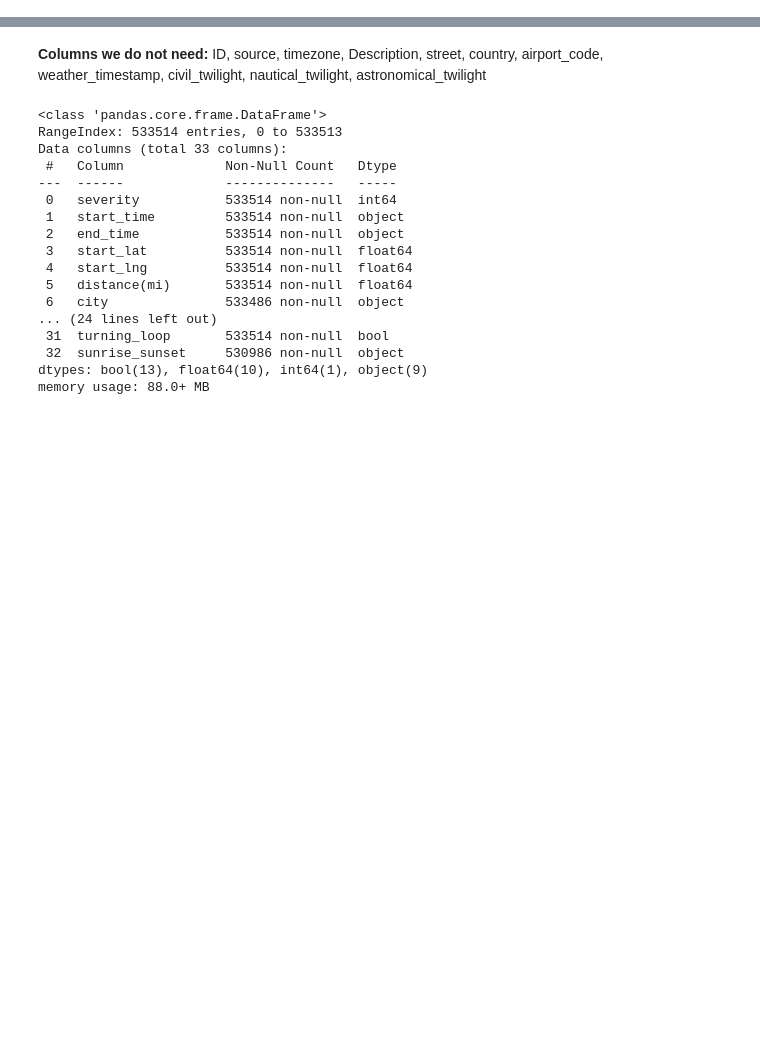
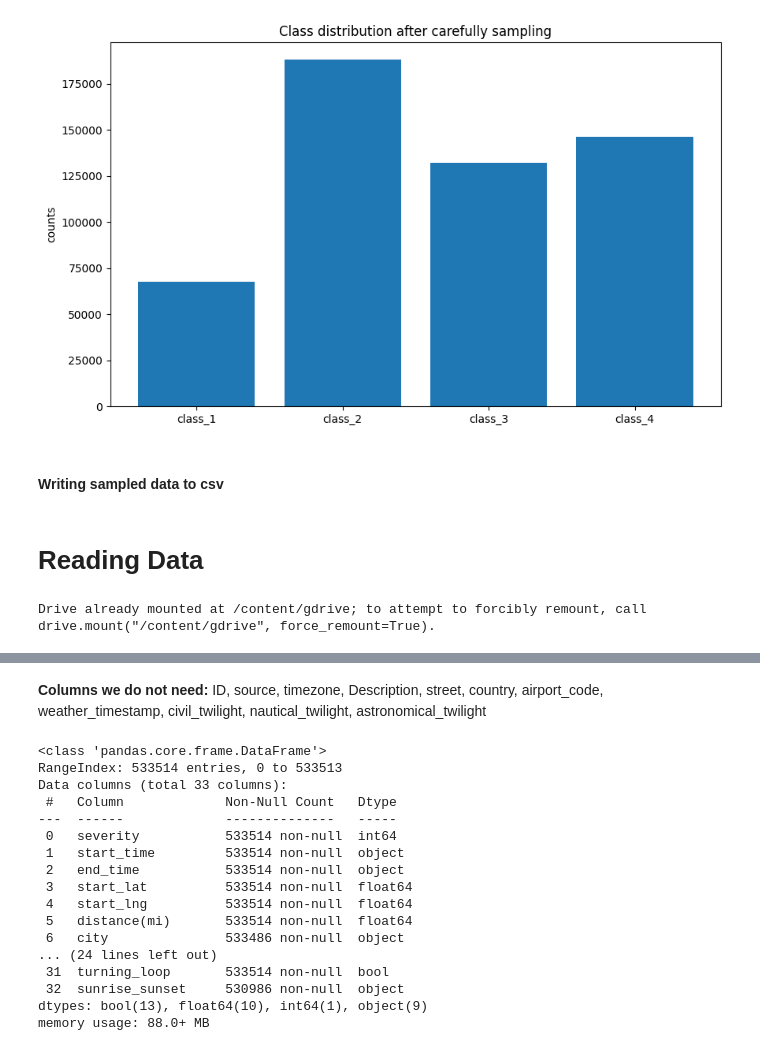
Before and after one commit to Govind-Asawa/US_Car_Accidents, a Jupyter notebook: ML_US_Car_accidents.ipynb, the cells around one changed output, grey strips where cells are left out. Saved outputs shown, nothing was run; the diff lists cells and outputs as text; code cells hidden in the pictures; blank space fills up the shorter version.

```diff
--- a/ML_US_Car_accidents.ipynb
+++ b/ML_US_Car_accidents.ipynb
@@ -39,0 +207,12 @@ from sklearn.metrics import classification_report, accuracy_score, precision_sco
+# %%
+balanced_sample_df.reset_index(drop=True, inplace=True)
+counts = balanced_sample_df['Severity'].value_counts()
+plt.bar(counts.index, counts.values)
+plt.xticks(counts.index, labels=[f"class_{i}" for i in counts.index])
+plt.title("Class distribution after carefully sampling")
+plt.ylabel("counts")
+plt.show()
+# %% [output]
+[figure, added]
+# %% [markdown]
+#### Writing sampled data to csv
@@ -39,0 +221,2 @@ from sklearn.metrics import classification_report, accuracy_score, precision_sco
+# %% [markdown]
+# Reading Data
@@ -40,3 +229,14 @@ from sklearn.metrics import classification_report, accuracy_score, precision_sco
 # %%
-# READING THE CSV
-df = pd.read_csv('/content/gdrive/MyDrive/CSCE - 5215 - ML Project/balanced_sample_df.csv')
+def load_data():
+    df = None
+    if ENV == 'colab':
+        from google.colab import drive
+        drive.mount('/content/gdrive')
+        # READING THE CSV
+        df = pd.read_csv('/content/gdrive/MyDrive/CSCE - 5215 - ML Project/balanced_sample_df.csv')
+    elif ENV == 'kaggle':
+        df = pd.read_csv(f"/kaggle/input/d/{kaggle_uname}/balanced-sample-df/balanced_sample_df.csv")
+
+    return df
+# %% [output]
+Drive already mounted at /content/gdrive; to attempt to forcibly remount, call drive.mount("/content/gdrive", force_remount=True).
```
Also changed, not shown: parts of 33 cells of this notebook.
